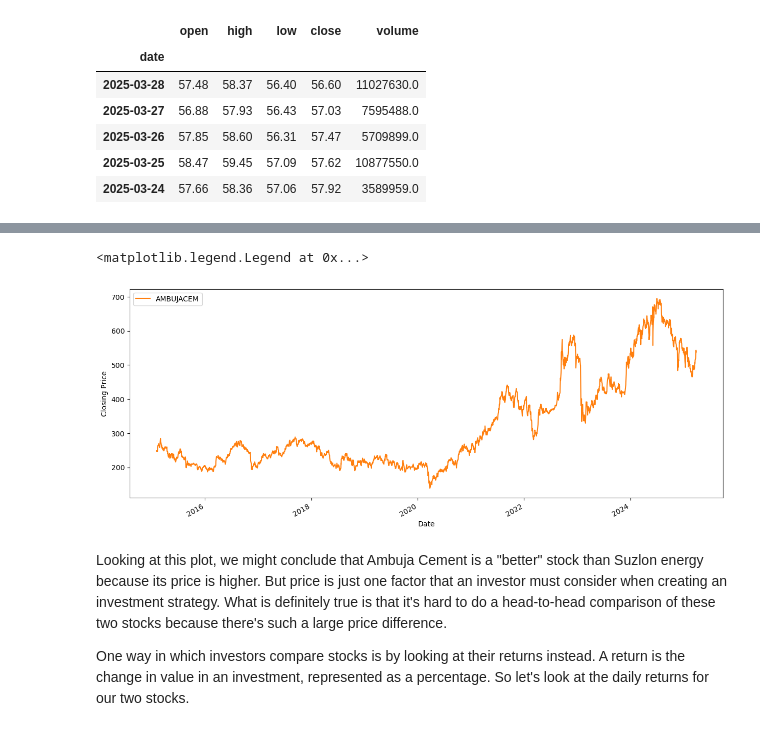
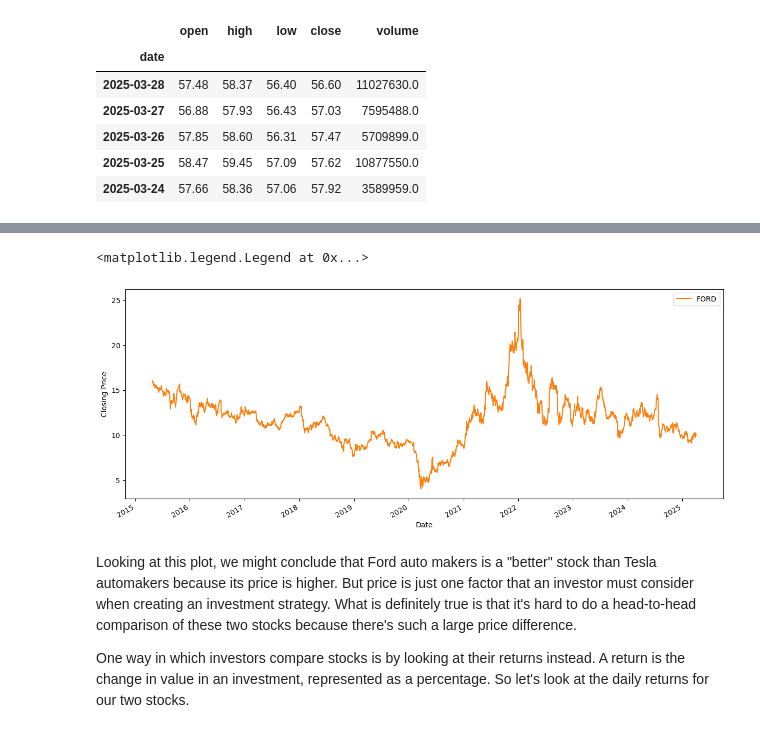
Before and after one commit to Wachacha-jay/Stock_volatility, a Jupyter notebook: test.ipynb, the cells around one changed output, grey strips where cells are left out. Cells and saved outputs as stored; diff of their text form; code cells hidden in the pictures.

```diff
--- a/test.ipynb
+++ b/test.ipynb
@@ -200,8 +161,8 @@ response
 # %%
-ticker = "AMBUJACEM.BSE"
-df_ambuja = repo.read_table(table_name = ticker, limit = 2500)
+ticker = "F"
+df_ford = repo.read_table(table_name = ticker, limit = 2500)
 
-print("df_ambuja type:", type(df_ambuja))
-print("df_ambuja shape:", df_ambuja.shape)
-df_ambuja.head()
+print("df_ford type:", type(df_ford))
+print("df_ford shape:", df_ford.shape)
+df_ford.head()
 # %% [output]
@@ -217,19 +192,18 @@ df_ambuja shape: (2500, 5)
 # %%
 fig, ax = plt.subplots(figsize=(15, 6))
-# Plot `df_ambuja` closing price
-df_ambuja["close"].plot(ax=ax, label = "AMBUJACEM", color = "C1")
-
+# Plot `df_ford` closing price
+df_ford["close"].plot(ax=ax, label = "FORD", color = "C1")
 # Label axes
 plt.xlabel("Date")
 plt.ylabel("Closing Price")
 
 # Add legend
 plt.legend()
 # %% [output]
 <matplotlib.legend.Legend at 0x...>
-[figure, old version]
+[figure, new version]
 # %% [markdown]
-Looking at this plot, we might conclude that Ambuja Cement is a "better" stock than Suzlon energy because its price is higher. But price is just one factor that an investor must consider when creating an investment strategy. What is definitely true is that it's hard to do a head-to-head comparison of these two stocks because there's such a large price difference.
+Looking at this plot, we might conclude that Ford auto makers is a "better" stock than Tesla automakers because its price is higher. But price is just one factor that an investor must consider when creating an investment strategy. What is definitely true is that it's hard to do a head-to-head comparison of these two stocks because there's such a large price difference.
 
 One way in which investors compare stocks is by looking at their returns instead. A return is the change in value in an investment, represented as a percentage. So let's look at the daily returns for our two stocks.
 # %%
```
Also changed, not shown: parts of 23 cells of this notebook, 20 other files.
